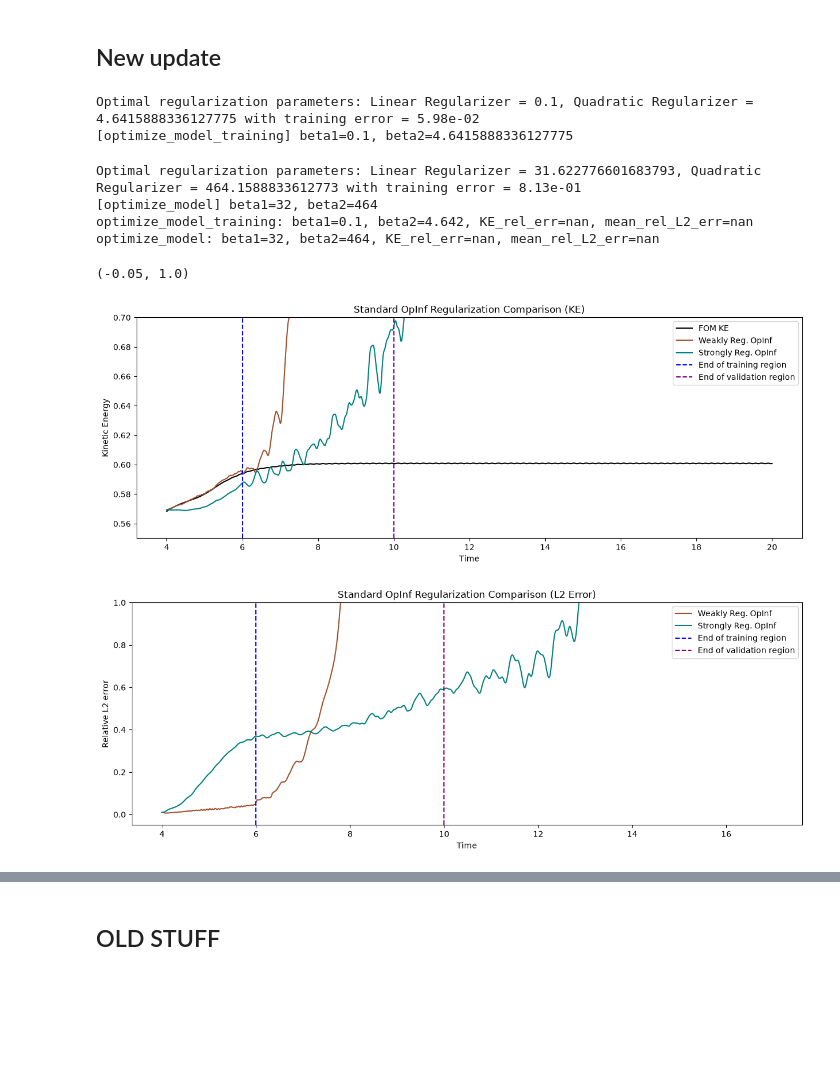
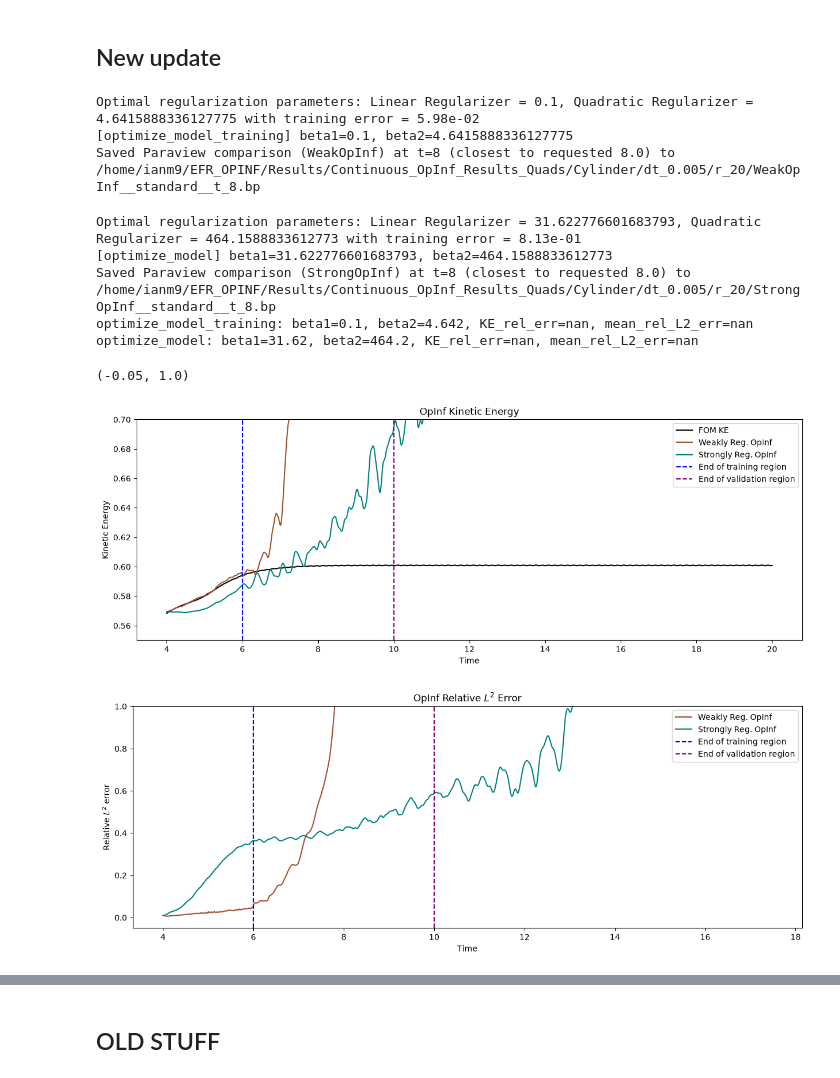
Before and after one commit to irmoore/EFR_Opinf, a Jupyter notebook: examples/EFR_Opinf_script.ipynb, the cells around one changed output, grey strips where cells are left out. Drawn from its saved outputs; the diff is of its cells as text; code cells hidden in the pictures; blank space fills up the shorter version.

```diff
--- a/examples/EFR_Opinf_script.ipynb
+++ b/examples/EFR_Opinf_script.ipynb
@@ -59,6 +59,7 @@ opinf_dict = {
     "datapath": data_dir,
     "time_integrator": RK4_solver,
     "fenicsx_interface": fenicsx_interface,
+    "L2_orthogonal": False,
 }
 
 opinf_ROM = OpInf_ROM(opinf_dict)
@@ -108,6 +146,7 @@ def evaluate_over_test(opinf_ROM, integrator, u0, fenicsx_interface):
 # %%
 linear_reg = {"min": -5, "max": 2, "num": 15}
 quad_reg = {"min": -2, "max": 4, "num": 10}
+Plot = False
 
 reg_results = {}
 
@@ -116,7 +155,7 @@ opinf_ROM.optimize_model_training(linear_reg, quad_reg)
 beta1_train, beta2_train = opinf_ROM.best_beta1, opinf_ROM.best_beta2
 opinf_ROM.update_model_regularization(beta1_train, beta2_train)
 print(f"[optimize_model_training] beta1={beta1_train}, beta2={beta2_train}")
-res = evaluate_over_test(opinf_ROM, RK4_solver, u0, fenicsx_interface)
+res = evaluate_over_test(opinf_ROM, RK4_solver, u0, fenicsx_interface, Plot, 8.0, "WeakOpInf")
 res.update(beta1=beta1_train, beta2=beta2_train)
 reg_results["optimize_model_training"] = res
 
@@ -125,9 +164,9 @@ opinf_ROM.optimize_model(linear_reg, quad_reg)
 beta1_val, beta2_val = opinf_ROM.best_beta1, opinf_ROM.best_beta2
 opinf_ROM.update_model_regularization(beta1_val, beta2_val)
 print(f"[optimize_model] beta1={beta1_val}, beta2={beta2_val}")
-res = evaluate_over_test(opinf_ROM, RK4_solver, u0, fenicsx_interface)
-res.update(beta1=beta1_val, beta2=beta2_val)
-reg_results["optimize_model"] = res
+opinf_res = evaluate_over_test(opinf_ROM, RK4_solver, u0, fenicsx_interface, Plot, 8.0, "StrongOpInf")
+opinf_res.update(beta1=beta1_val, beta2=beta2_val)
+reg_results["optimize_model"] = opinf_res
 
 for name, res in reg_results.items():
     print(f"{name}: beta1={res['beta1']:.4g}, beta2={res['beta2']:.4g}, "
@@ -135,42 +174,44 @@ for name, res in reg_results.items():
 # %% [output]
 Optimal regularization parameters: Linear Regularizer = 0.1, Quadratic Regularizer = 4.6415888336127775 with training error = 5.98e-02
 [optimize_model_training] beta1=0.1, beta2=4.6415888336127775
+Saved Paraview comparison (WeakOpInf) at t=8 (closest to requested 8.0) to /home/ianm9/EFR_OPINF/Results/Continuous_OpInf_Results_Quads/Cylinder/dt_0.005/r_20/WeakOpInf__standard__t_8.bp
 Optimal regularization parameters: Linear Regularizer = 31.622776601683793, Quadratic Regularizer = 464.1588833612773 with training error = 8.13e-01
-[optimize_model] beta1=32, beta2=464
+[optimize_model] beta1=31.622776601683793, beta2=464.1588833612773
+Saved Paraview comparison (StrongOpInf) at t=8 (closest to requested 8.0) to /home/ianm9/EFR_OPINF/Results/Continuous_OpInf_Results_Quads/Cylinder/dt_0.005/r_20/StrongOpInf__standard__t_8.bp
 optimize_model_training: beta1=0.1, beta2=4.642, KE_rel_err=nan, mean_rel_L2_err=nan
-optimize_model: beta1=32, beta2=464, KE_rel_err=nan, mean_rel_L2_err=nan
+optimize_model: beta1=31.62, beta2=464.2, KE_rel_err=nan, mean_rel_L2_err=nan
+# %%
+opinf_plot_names = {
+    "optimize_model_training": "Weakly Reg. OpInf",
+    "optimize_model": "Strongly Reg. OpInf",
+}
+opinf_colors = {
+    "optimize_model_training": weak_opinf_color,
+    "optimize_model": strong_opinf_color,
+}
 # %%
-
-plot_names = {
-    "optimize_model_training": "Weakly Reg. OpInf",
-    "optimize_model": "Strongly Reg. OpInf",
-}
-filter_colors = {
-    "optimize_model_training": weak_opinf_color,
-    "optimize_model": strong_opinf_color,
-}
 fig, ax = plt.subplots(figsize=(15, 5))
 any_res = next(iter(reg_results.values()))
 ax.plot(any_res["FOM_KE_times"], any_res["FOM_KE"], label="FOM KE", color="black")
 for name, res in reg_results.items():
-    ax.plot(res["ROM_KE_times"], res["ROM_KE"], label=plot_names[name], color = filter_colors[name])
+    ax.plot(res["ROM_KE_times"], res["ROM_KE"], label=opinf_plot_names[name], color = opinf_colors[name])
 ax.axvline(x=train_times[-1], color="blue", linestyle="--", label="End of training region")
 ax.axvline(x=validate_time, color="purple", linestyle="--", label="End of validation region")
 ax.set_xlabel("Time"); ax.set_ylabel("Kinetic Energy")
-ax.set_title("Standard OpInf Regularization Comparison (KE)")
+ax.set_title("OpInf Kinetic Energy")
 ax.legend()
 ax.set_ylim([0.55, 0.7])
 
 fig, ax = plt.subplots(figsize=(15, 5))
 for name, res in reg_results.items():
-    ax.plot(res["error_times"], res["relative_L2_error"], label=plot_names[name], color = filter_colors[name])
+    ax.plot(res["error_times"], res["relative_L2_error"], label=opinf_plot_names[name], color = opinf_colors[name])
 ax.axvline(x=train_times[-1], color="blue", linestyle="--", label="End of training region")
 ax.axvline(x=validate_time, color="purple", linestyle="--", label="End of validation region")
-ax.set_xlabel("Time"); ax.set_ylabel("Relative L2 error")
-ax.set_title("Standard OpInf Regularization Comparison (L2 Error)")
+ax.set_xlabel("Time"); ax.set_ylabel("Relative $L^2$ error")
+ax.set_title("OpInf Relative $L^2$ Error")
 ax.legend()
 ax.set_ylim([-0.05, 1.0])
 # %% [output]
 (-0.05, 1.0)
-[figure, old version]
+[figure, new version]
-[figure, old version]
+[figure, new version]
```
Also changed, not shown: parts of 7 cells of this notebook, 7 other files.
